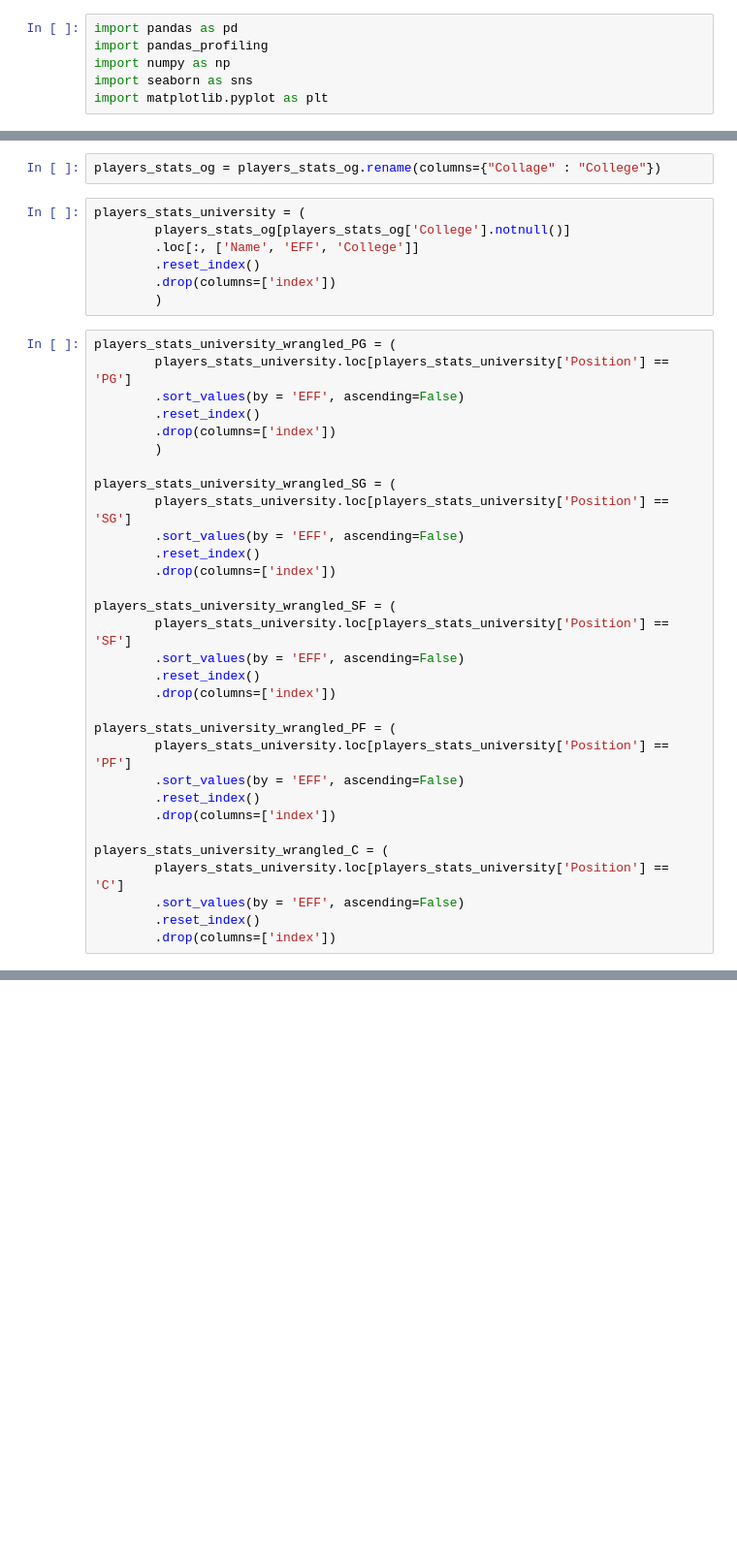
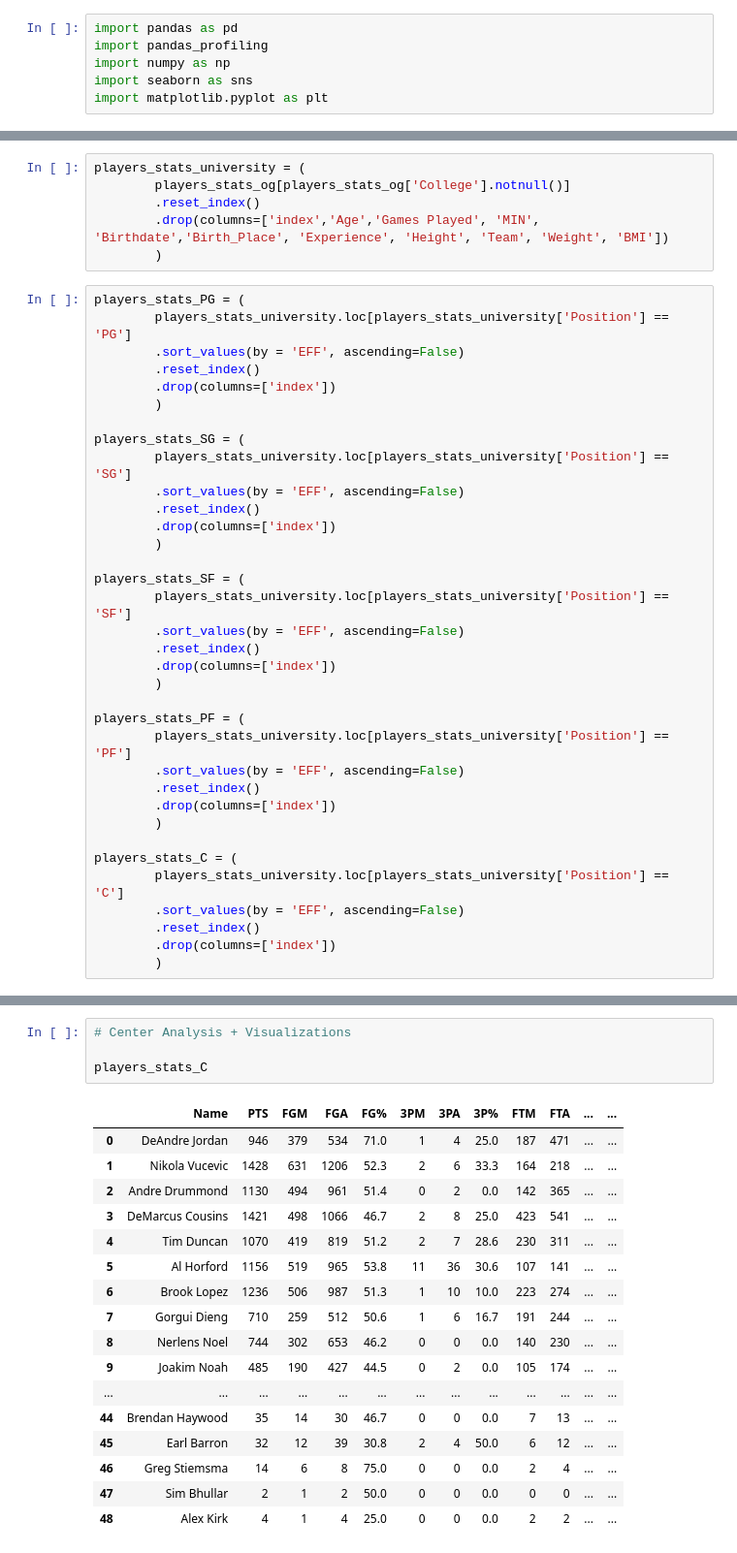
Before and after one commit to data301-2020-winter1/course-project-group_6008, a Jupyter notebook: analysis/Joint Analysis/nick_final_analysis.ipynb, the cells around one changed output, grey strips where cells are left out. Shown at 97% size. Cells and saved outputs as stored; diff of their text form; blank space fills up the shorter version.

```diff
--- a/analysis/Joint Analysis/nick_final_analysis.ipynb
+++ b/analysis/Joint Analysis/nick_final_analysis.ipynb
@@ -27,40 +35,41 @@ players_stats_og
-# %%
-players_stats_og = players_stats_og.rename(columns={"Collage" : "College"})
 # %%
 players_stats_university = (
         players_stats_og[players_stats_og['College'].notnull()]
-        .loc[:, ['Name', 'EFF', 'College']]
         .reset_index()
-        .drop(columns=['index'])
+        .drop(columns=['index','Age','Games Played', 'MIN', 'Birthdate','Birth_Place', 'Experience', 'Height', 'Team', 'Weight', 'BMI'])
         )
 # %%
-players_stats_university_wrangled_PG = (
+players_stats_PG = (
         players_stats_university.loc[players_stats_university['Position'] == 'PG']
         .sort_values(by = 'EFF', ascending=False)
         .reset_index()
         .drop(columns=['index'])
         )
 
-players_stats_university_wrangled_SG = (
+players_stats_SG = (
         players_stats_university.loc[players_stats_university['Position'] == 'SG']
         .sort_values(by = 'EFF', ascending=False)
         .reset_index()
         .drop(columns=['index'])
+        )
 
-players_stats_university_wrangled_SF = (
+players_stats_SF = (
         players_stats_university.loc[players_stats_university['Position'] == 'SF']
         .sort_values(by = 'EFF', ascending=False)
         .reset_index()
         .drop(columns=['index'])
+        )
 
-players_stats_university_wrangled_PF = (
+players_stats_PF = (
         players_stats_university.loc[players_stats_university['Position'] == 'PF']
         .sort_values(by = 'EFF', ascending=False)
         .reset_index()
         .drop(columns=['index'])
+        )
 
-players_stats_university_wrangled_C = (
+players_stats_C = (
         players_stats_university.loc[players_stats_university['Position'] == 'C']
         .sort_values(by = 'EFF', ascending=False)
         .reset_index()
         .drop(columns=['index'])
+        )
@@ -68,0 +148,22 @@ SyntaxError: unexpected EOF while parsing (<ipython-input-13-ad3ed51c296d>, line
+# %%
+# Center Analysis + Visualizations
+
+players_stats_C
+# %% [output]
+|  | Name | PTS | FGM | FGA | FG% | 3PM | 3PA | 3P% | FTM | FTA | ... | ... |
+| 0 | DeAndre Jordan | 946 | 379 | 534 | 71.0 | 1 | 4 | 25.0 | 187 | 471 | ... | ... |
+| 1 | Nikola Vucevic | 1428 | 631 | 1206 | 52.3 | 2 | 6 | 33.3 | 164 | 218 | ... | ... |
+| 2 | Andre Drummond | 1130 | 494 | 961 | 51.4 | 0 | 2 | 0.0 | 142 | 365 | ... | ... |
+| 3 | DeMarcus Cousins | 1421 | 498 | 1066 | 46.7 | 2 | 8 | 25.0 | 423 | 541 | ... | ... |
+| 4 | Tim Duncan | 1070 | 419 | 819 | 51.2 | 2 | 7 | 28.6 | 230 | 311 | ... | ... |
+| 5 | Al Horford | 1156 | 519 | 965 | 53.8 | 11 | 36 | 30.6 | 107 | 141 | ... | ... |
+| 6 | Brook Lopez | 1236 | 506 | 987 | 51.3 | 1 | 10 | 10.0 | 223 | 274 | ... | ... |
+| 7 | Gorgui Dieng | 710 | 259 | 512 | 50.6 | 1 | 6 | 16.7 | 191 | 244 | ... | ... |
+| 8 | Nerlens Noel | 744 | 302 | 653 | 46.2 | 0 | 0 | 0.0 | 140 | 230 | ... | ... |
+| 9 | Joakim Noah | 485 | 190 | 427 | 44.5 | 0 | 2 | 0.0 | 105 | 174 | ... | ... |
+| ... | ... | ... | ... | ... | ... | ... | ... | ... | ... | ... | ... | ... |
+| 44 | Brendan Haywood | 35 | 14 | 30 | 46.7 | 0 | 0 | 0.0 | 7 | 13 | ... | ... |
+| 45 | Earl Barron | 32 | 12 | 39 | 30.8 | 2 | 4 | 50.0 | 6 | 12 | ... | ... |
+| 46 | Greg Stiemsma | 14 | 6 | 8 | 75.0 | 0 | 0 | 0.0 | 2 | 4 | ... | ... |
+| 47 | Sim Bhullar | 2 | 1 | 2 | 50.0 | 0 | 0 | 0.0 | 0 | 0 | ... | ... |
+| 48 | Alex Kirk | 4 | 1 | 4 | 25.0 | 0 | 0 | 0.0 | 2 | 2 | ... | ... |
```
Also changed, not shown: parts of 8 cells of this notebook, 1 other file.
